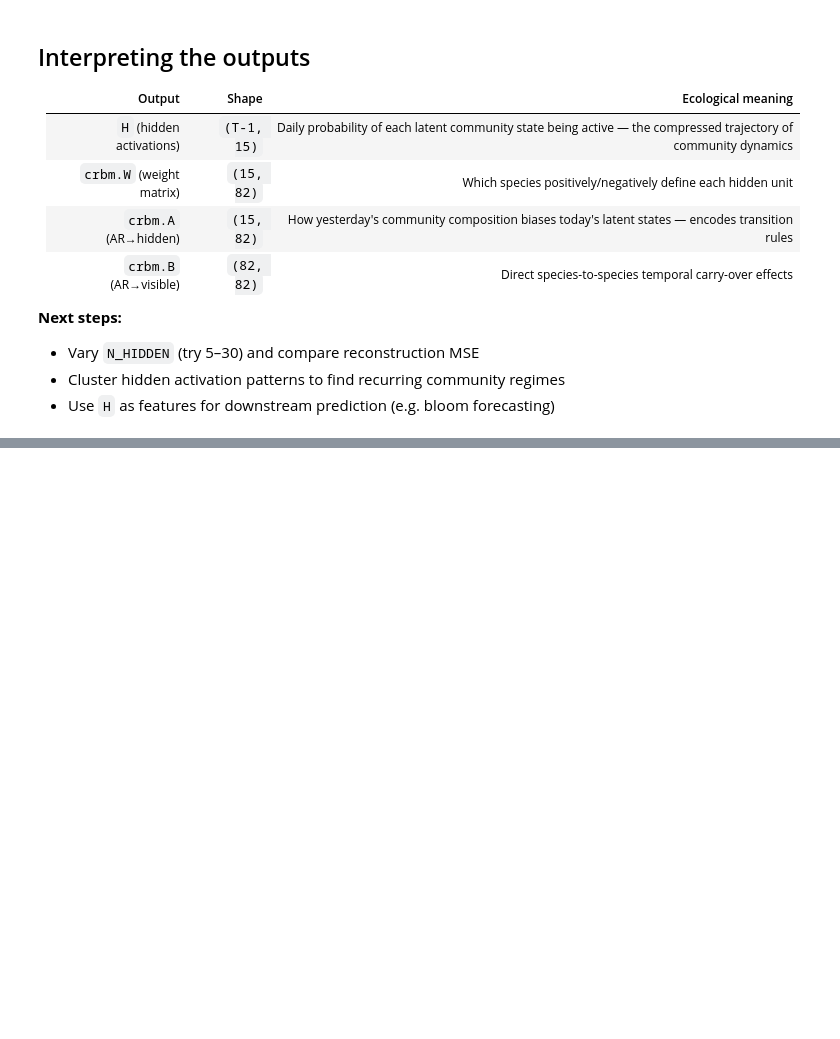
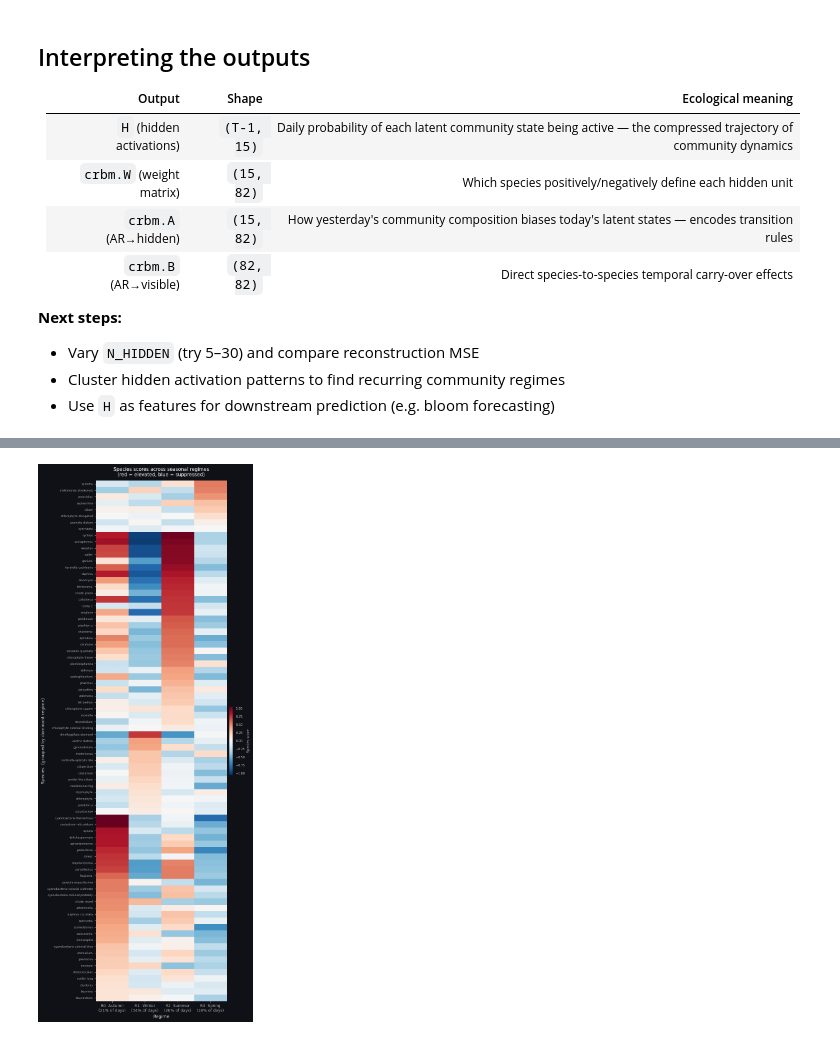
Before and after one commit to contingency01/RBM-Plankton-Densities, a Jupyter notebook: temporal_rbm.ipynb, the cells around one changed output, grey strips where cells are left out. Drawn from its saved outputs; the diff is of its cells as text; code cells hidden in the pictures; blank space fills up the shorter version.

```diff
--- a/temporal_rbm.ipynb
+++ b/temporal_rbm.ipynb
@@ -510,0 +672,83 @@ plt.show()
+# %%
+# ── Figure 5: All-species seasonal heatmap (K=4 regimes) ──────────────────────
+from sklearn.cluster import KMeans
+
+# ── 1. Cluster with K=4 ────────────────────────────────────────────────────────
+K4      = 4
+km4     = KMeans(n_clusters=K4, random_state=42, n_init=20)
+reg4    = km4.fit_predict(H)                                  # (T-1,) regime per day
+reg4_H  = np.stack([H[reg4 == k].mean(0) for k in range(K4)])
+reg4_sp = reg4_H @ crbm.W                                     # (K4, n_vis)
+
+# ── 2. Assign season labels from dominant month per regime ─────────────────────
+months = np.array([d.month for d in dates_enc])
+season_map = {12: 'Winter', 1: 'Winter', 2: 'Winter',
+               3: 'Spring', 4: 'Spring', 5: 'Spring',
+               6: 'Summer', 7: 'Summer', 8: 'Summer',
+               9: 'Autumn', 10: 'Autumn', 11: 'Autumn'}
+
+regime_labels = []
+for k in range(K4):
+    mask        = reg4 == k
+    dom_month   = int(np.bincount(months[mask]).argmax())
+    dom_season  = season_map.get(dom_month, f'R{k}')
+    pct         = 100 * mask.sum() / len(reg4)
+    regime_labels.append(f'R{k}  {dom_season}\n({pct:.0f}% of days)')
+
+print('Regime → dominant season:')
+for k, lbl in enumerate(regime_labels):
+    print(f'  {lbl.replace(chr(10), "  ")}')
+
+# ── 3. Sort species by dominant regime then by score ───────────────────────────
+dominant_regime = np.argmax(reg4_sp, axis=0)          # which regime each species peaks in
+peak_score      = reg4_sp[dominant_regime, np.arange(n_vis)]
+sort_idx        = np.lexsort((peak_score, dominant_regime))[::-1]
+
+sorted_species  = [species[i].replace('_', ' ') for i in sort_idx]
+sorted_scores   = reg4_sp[:, sort_idx]                # (K4, n_vis)
+
+# ── 4. Plot ────────────────────────────────────────────────────────────────────
+fig, ax = plt.subplots(figsize=(7, 18), facecolor='#0f1117')
+ax.set_facecolor('#0f1117')
+
+vabs = np.abs(sorted_scores).max()
+im   = ax.imshow(sorted_scores.T, aspect='auto', cmap='RdBu_r',
+                 vmin=-vabs, vmax=vabs)
+
+# x-axis: regimes / seasons
+ax.set_xticks(range(K4))
+ax.set_xticklabels(regime_labels, color='#cccccc', fontsize=9)
+
+# y-axis: all species
+ax.set_yticks(range(n_vis))
+ax.set_yticklabels(sorted_species, fontsize=6.5, color='#cccccc')
+
+# dividers between regime groups
+boundaries = []
+for k in range(K4 - 1):
+    n_in_group = (dominant_regime[sort_idx] == k).sum()
+    boundaries.append(n_in_group - 0.5 if not boundaries
+                      else boundaries[-1] + n_in_group)
+cumsum = 0
+for k in range(K4 - 1):
+    cumsum += (dominant_regime[sort_idx] == k).sum()
+    ax.axhline(cumsum - 0.5, color='#ffffff44', linewidth=0.8, linestyle='--')
+
+ax.set_title('Species scores across seasonal regimes\n(red = elevated, blue = suppressed)',
+             color='white', fontsize=11, pad=10)
+ax.set_xlabel('Regime', color='#cccccc', fontsize=10)
+ax.set_ylabel('Species  (grouped by dominant regime)', color='#cccccc', fontsize=10)
+ax.tick_params(colors='#aaaaaa')
+[s.set_visible(False) for s in ax.spines.values()]
+
+cb = fig.colorbar(im, ax=ax, fraction=0.025, pad=0.02)
+cb.set_label('Species score', color='#cccccc', fontsize=8)
+cb.ax.yaxis.set_tick_params(labelsize=7)
+plt.setp(cb.ax.yaxis.get_ticklabels(), color='#cccccc')
+cb.outline.set_visible(False)
+
+plt.tight_layout()
+plt.savefig('crbm_seasonal_species.png', dpi=150, bbox_inches='tight',
+            facecolor=fig.get_facecolor())
+plt.show()
+# %% [output]
@@ -510,0 +760 @@ plt.show()
+[figure, added]
```
Also changed, not shown: parts of 9 cells of this notebook, 2 other files.
